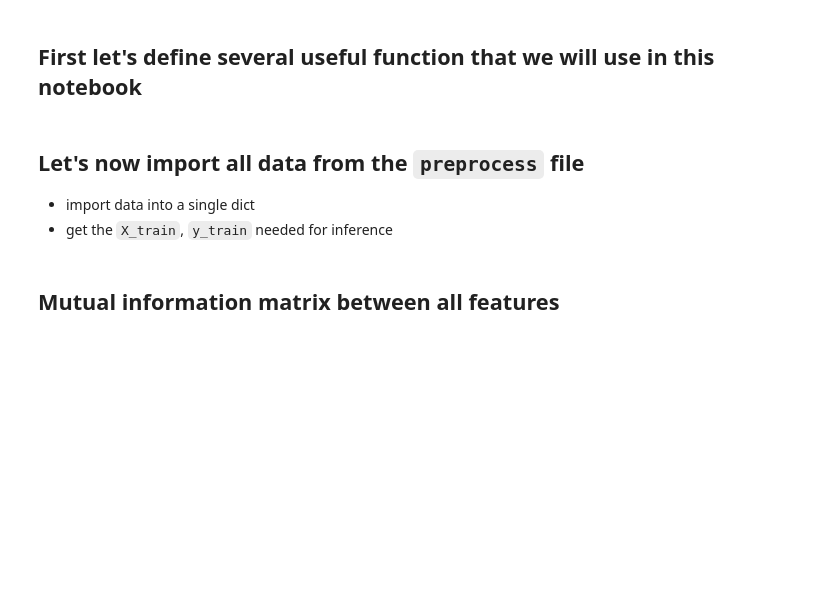
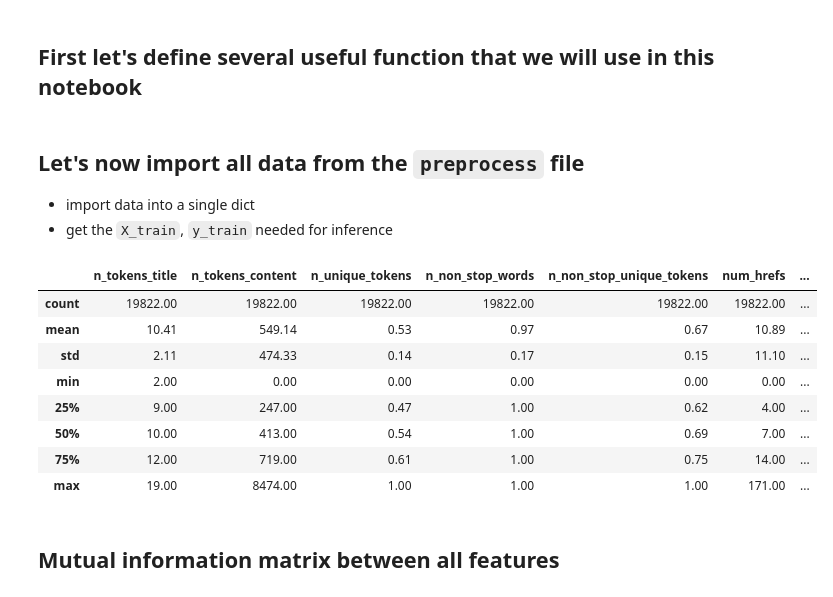
Before and after one commit to RomainGrx/LELEC2870-Project, a Jupyter notebook: 01-feature-selection.ipynb, the cells around one changed output. Drawn from its saved outputs; the diff is of its cells as text; code cells hidden in the pictures; blank space fills up the shorter version.

```diff
--- a/01-feature-selection.ipynb
+++ b/01-feature-selection.ipynb
@@ -80,11 +75,24 @@ Let's now import all data from the `preprocess` file
 - get the `X_train`, `y_train` needed for inference
 # %%
 
-dataset = get_dataset(train_size=.8, seed=42)
+dataset = get_dataset(train_size=1., seed=42)
 X_train, y_train = dataset_to_X_y(dataset, keys=['train'], datatype="df")
 all = pd.concat([X_train, y_train], axis=1)
+
+X_train_num = sort_df_features(X_train.T)
+X_train_num.columns = np.arange(1, len(X_train_num.columns)+1)
 
 FS_SCORE_PATH = join(CSV_PATH, "fs_scores.csv")
 CMAP = "BuPu"
 
-desc = X_train.describe()
+X_train.describe()
+# %% [output]
+|  | n_tokens_title | n_tokens_content | n_unique_tokens | n_non_stop_words | n_non_stop_unique_tokens | num_hrefs | ... |
+| count | 19822.00 | 19822.00 | 19822.00 | 19822.00 | 19822.00 | 19822.00 | ... |
+| mean | 10.41 | 549.14 | 0.53 | 0.97 | 0.67 | 10.89 | ... |
+| std | 2.11 | 474.33 | 0.14 | 0.17 | 0.15 | 11.10 | ... |
+| min | 2.00 | 0.00 | 0.00 | 0.00 | 0.00 | 0.00 | ... |
+| 25% | 9.00 | 247.00 | 0.47 | 1.00 | 0.62 | 4.00 | ... |
+| 50% | 10.00 | 413.00 | 0.54 | 1.00 | 0.69 | 7.00 | ... |
+| 75% | 12.00 | 719.00 | 0.61 | 1.00 | 0.75 | 14.00 | ... |
+| max | 19.00 | 8474.00 | 1.00 | 1.00 | 1.00 | 171.00 | ... |
```
Also changed, not shown: parts of 9 cells of this notebook, 22 other files.
